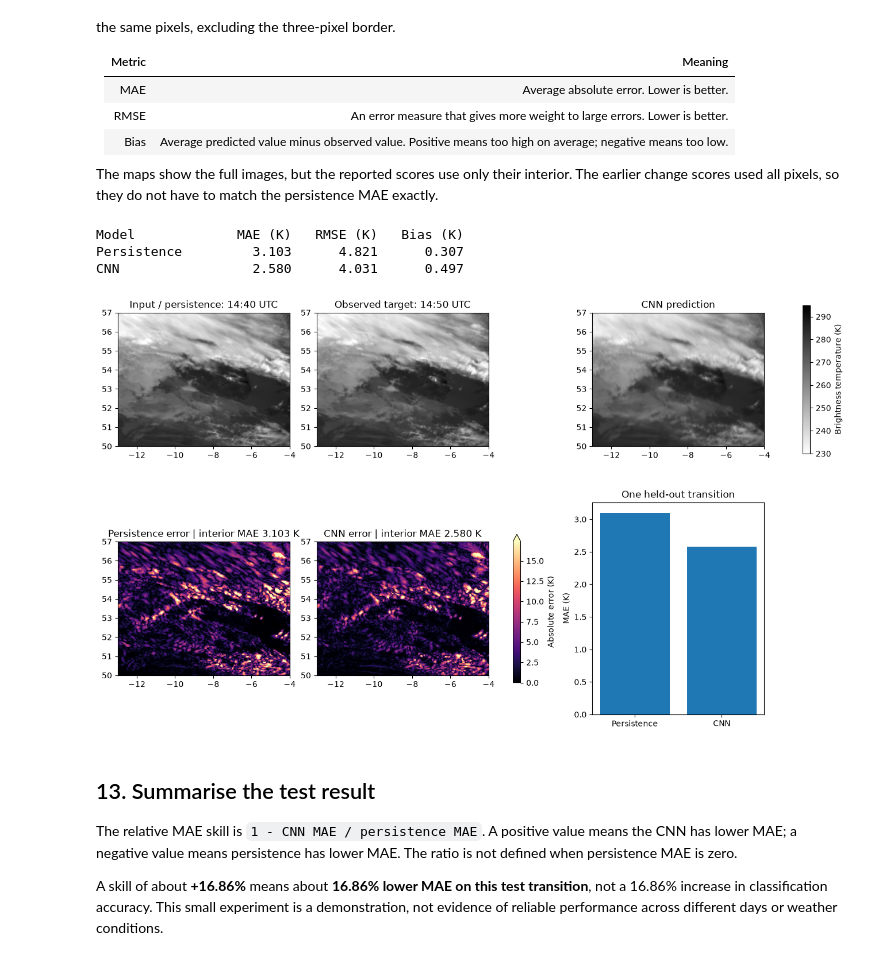
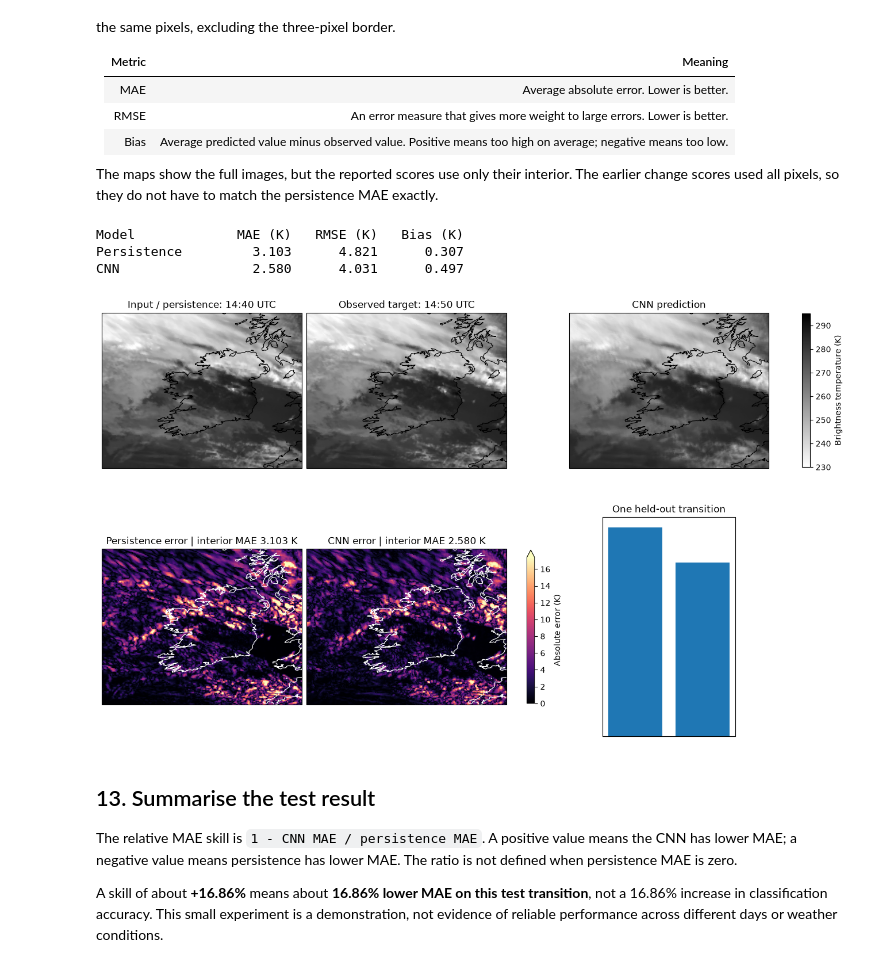
Before and after one commit to or-evan/AIfW-Presentation-2, a Jupyter notebook: CNN_Differences_with_Comments.ipynb, the cells around one changed output. Cells and saved outputs as stored; diff of their text form; code cells hidden in the pictures.

```diff
--- a/CNN_Differences_with_Comments.ipynb
+++ b/CNN_Differences_with_Comments.ipynb
@@ -717,7 +718,7 @@ for name, values in metrics.items():
     )
 
 # Top row: input, observed target, and CNN prediction.
-fig, axes = plt.subplots(2, 3, figsize=(13, 8), layout="constrained")
+fig, axes = plt.subplots(2, 3, figsize=(13, 8), layout="constrained", subplot_kw={"projection": ccrs.PlateCarree()})
 
 panels = [
     (current, f"Input / persistence: {labels[test_pair]} UTC"),
@@ -730,6 +731,7 @@ for ax, (values, title) in zip(axes[0], panels):
         values, origin="upper", extent=extent,
         cmap="gray_r", vmin=230, vmax=295,
     )
+    ax.coastlines(resolution="10m", linewidth=0.8, color="black")
     ax.set_title(title)
 
 fig.colorbar(
@@ -743,34 +745,35 @@ error_limit = max(
     float(np.quantile(np.abs(forecast - truth), 0.99))
     for forecast in forecasts.values()
 )
 
 for ax, (name, forecast) in zip(axes[1, :2], forecasts.items()):
     art = ax.imshow(
         np.abs(forecast - truth), origin="upper", extent=extent,
         cmap="magma", vmin=0, vmax=max(error_limit, 1e-6),
     )
+    ax.coastlines(resolution="10m", linewidth=0.8, color="white")
     ax.set_title(
         f"{name} error | interior MAE {metrics[name]['MAE_K']:.3f} K"
     )
 
 fig.colorbar(
     art, ax=axes[1, :2].tolist(), shrink=0.7,
     label="Absolute error (K)", extend="max",
 )
 
 # Compare the two interior MAE values; a shorter bar means lower error.
 axes[1, 2].bar(
     list(metrics),
     [values["MAE_K"] for values in metrics.values()],
 )
 axes[1, 2].set(ylabel="MAE (K)", title="One held-out transition")
 
 plt.show()
 # %% [output]
 Model             MAE (K)   RMSE (K)   Bias (K)
 Persistence         3.103      4.821      0.307
 CNN                 2.580      4.031      0.497
-[figure, old version]
+[figure, new version]
 # %% [markdown]
 ## 13. Summarise the test result
 
```
Also changed, not shown: parts of 1 cell of this notebook, 1 other file.
